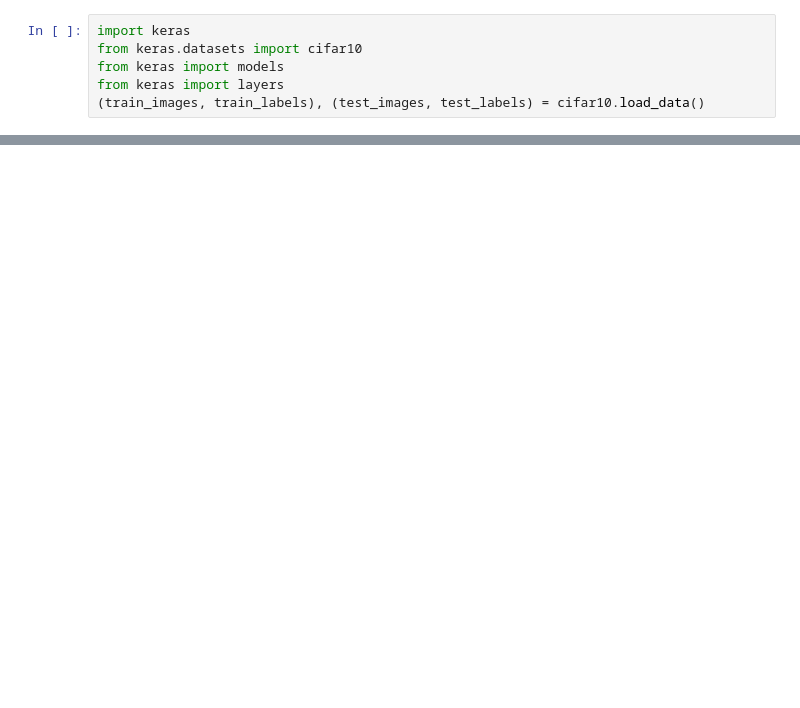
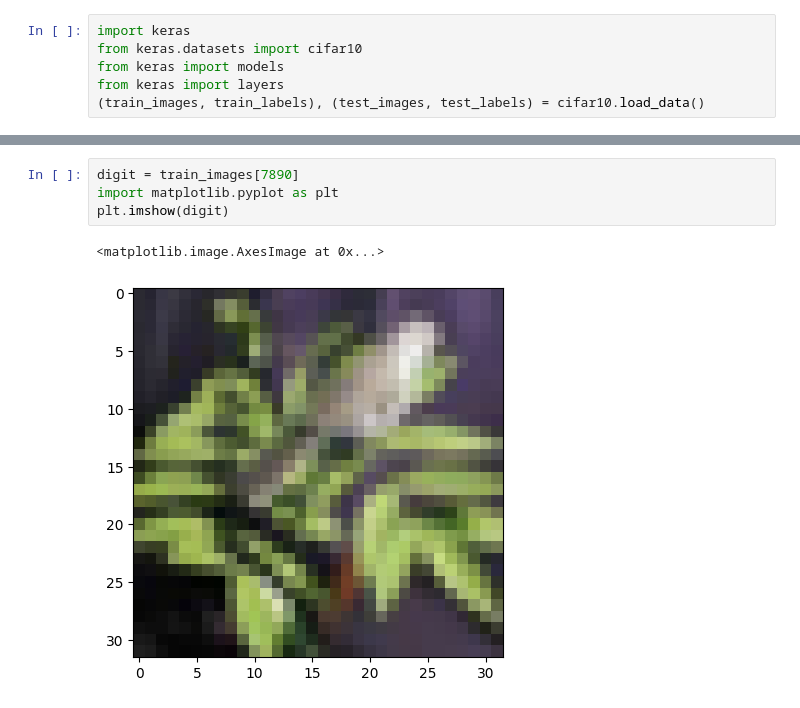
Before and after one commit to JavaOliverLu/python, a Jupyter notebook: AP4062_HW2_convnet.ipynb, the cells around one changed output, grey strips where cells are left out. Drawn from its saved outputs; the diff is of its cells as text; blank space fills up the shorter version.

```diff
--- a/AP4062_HW2_convnet.ipynb
+++ b/AP4062_HW2_convnet.ipynb
@@ -106,0 +119,7 @@ plt.show()
+# %%
+digit = train_images[7890]
+import matplotlib.pyplot as plt
+plt.imshow(digit)
+# %% [output]
+<matplotlib.image.AxesImage at 0x...>
+[figure, added]
```
Also changed, not shown: parts of 6 cells of this notebook.
